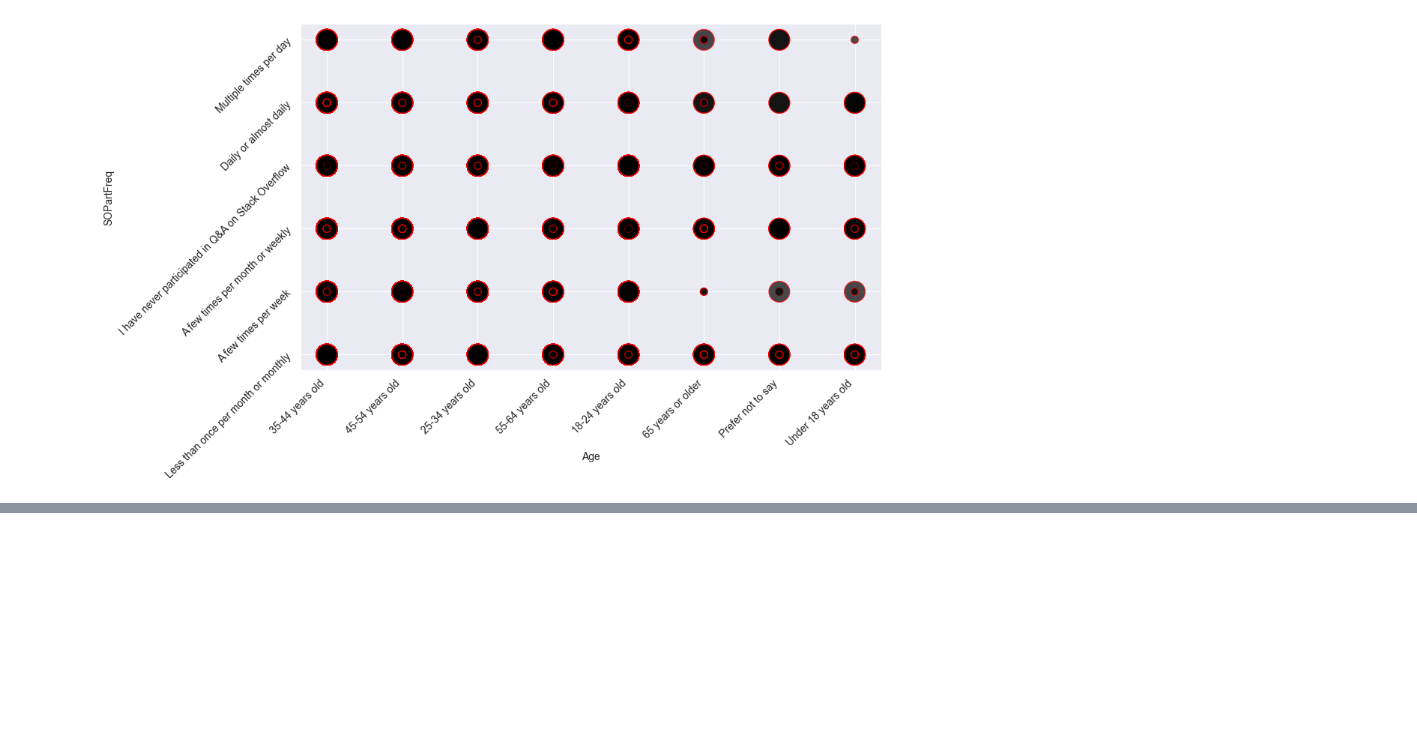
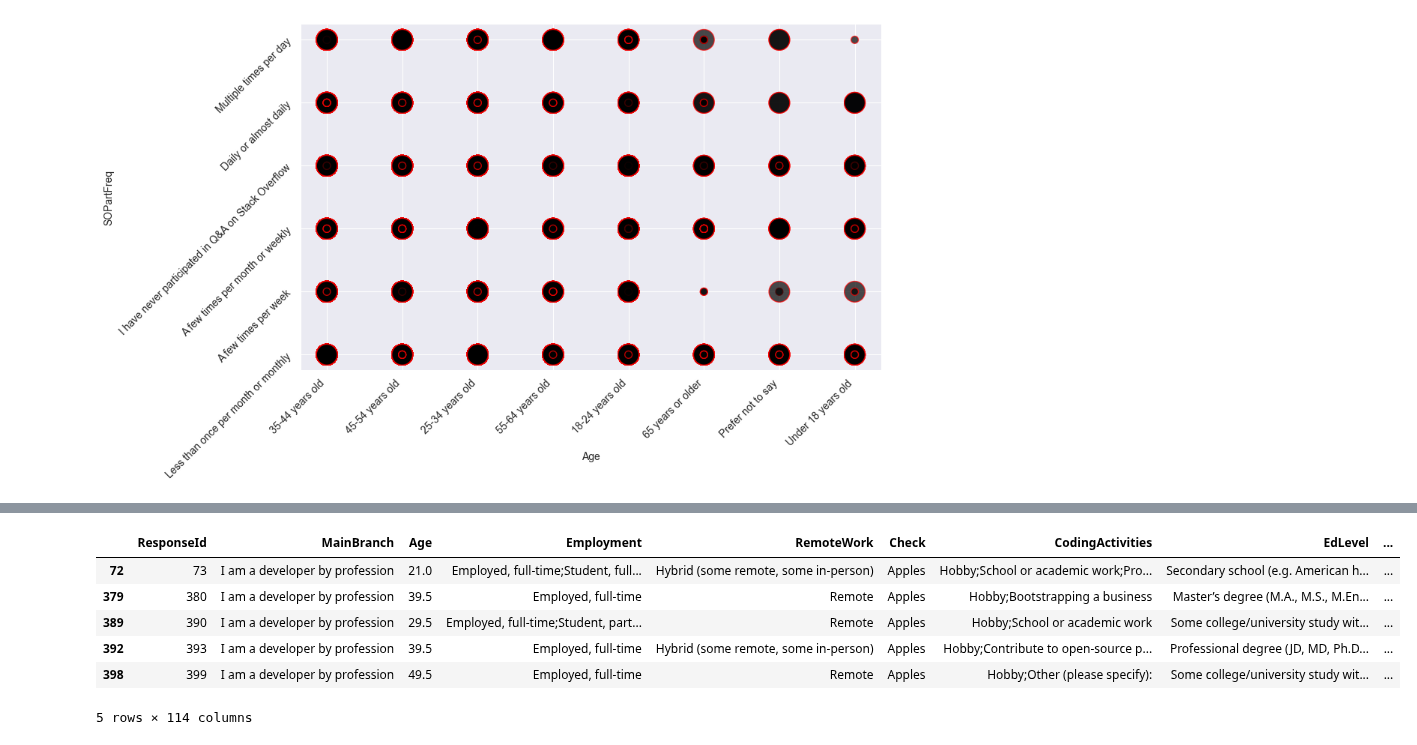
Before and after one commit to Hasan082/Data-Analysis, a Jupyter notebook: Capstone_project/Bubble_Plots.ipynb, the cells around one changed output, grey strips where cells are left out. Cells and saved outputs as stored; diff of their text form; code cells hidden in the pictures; blank space fills up the shorter version.

```diff
--- a/Capstone_project/Bubble_Plots.ipynb
+++ b/Capstone_project/Bubble_Plots.ipynb
@@ -83,0 +116,10 @@ plt.show()
+# %%
+df_cleaned_age.head()
+# %% [output]
+|  | ResponseId | MainBranch | Age | Employment | RemoteWork | Check | CodingActivities | EdLevel | ... |
+| 72 | 73 | I am a developer by profession | 21.0 | Employed, full-time;Student, full... | Hybrid (some remote, some in-person) | Apples | Hobby;School or academic work;Pro... | Secondary school (e.g. American h... | ... |
+| 379 | 380 | I am a developer by profession | 39.5 | Employed, full-time | Remote | Apples | Hobby;Bootstrapping a business | Master’s degree (M.A., M.S., M.En... | ... |
+| 389 | 390 | I am a developer by profession | 29.5 | Employed, full-time;Student, part... | Remote | Apples | Hobby;School or academic work | Some college/university study wit... | ... |
+| 392 | 393 | I am a developer by profession | 39.5 | Employed, full-time | Hybrid (some remote, some in-person) | Apples | Hobby;Contribute to open-source p... | Professional degree (JD, MD, Ph.D... | ... |
+| 398 | 399 | I am a developer by profession | 49.5 | Employed, full-time | Remote | Apples | Hobby;Other (please specify): | Some college/university study wit... | ... |
+5 rows × 114 columns
```
Also changed, not shown: parts of 6 cells of this notebook.
